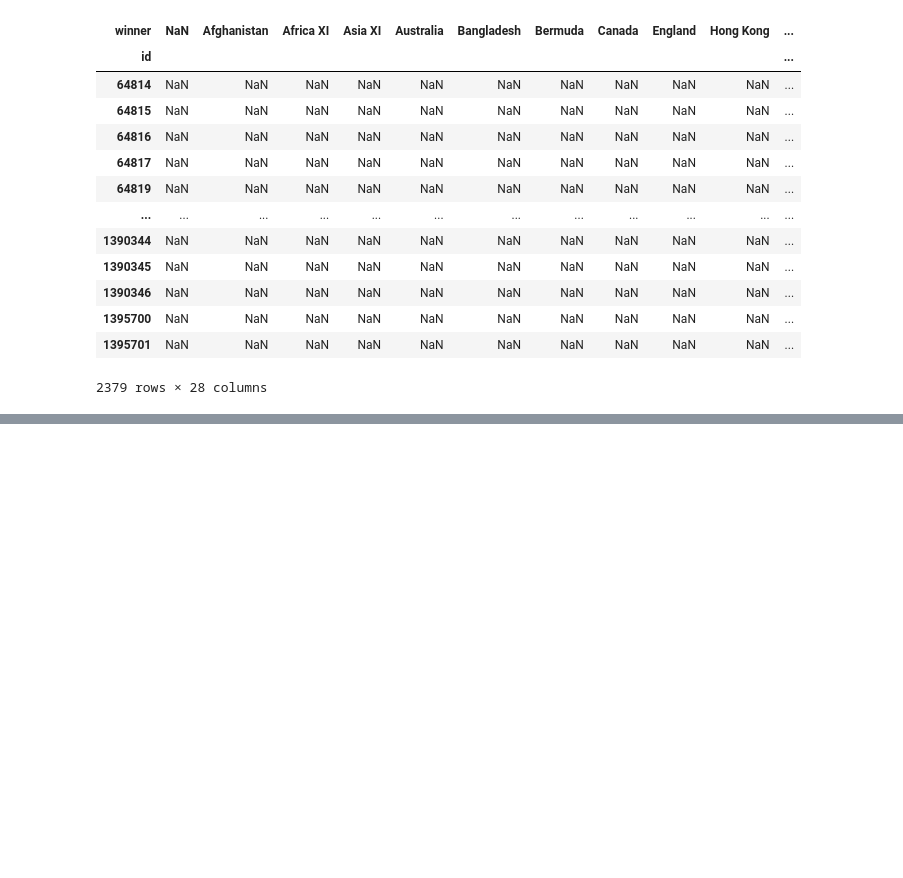
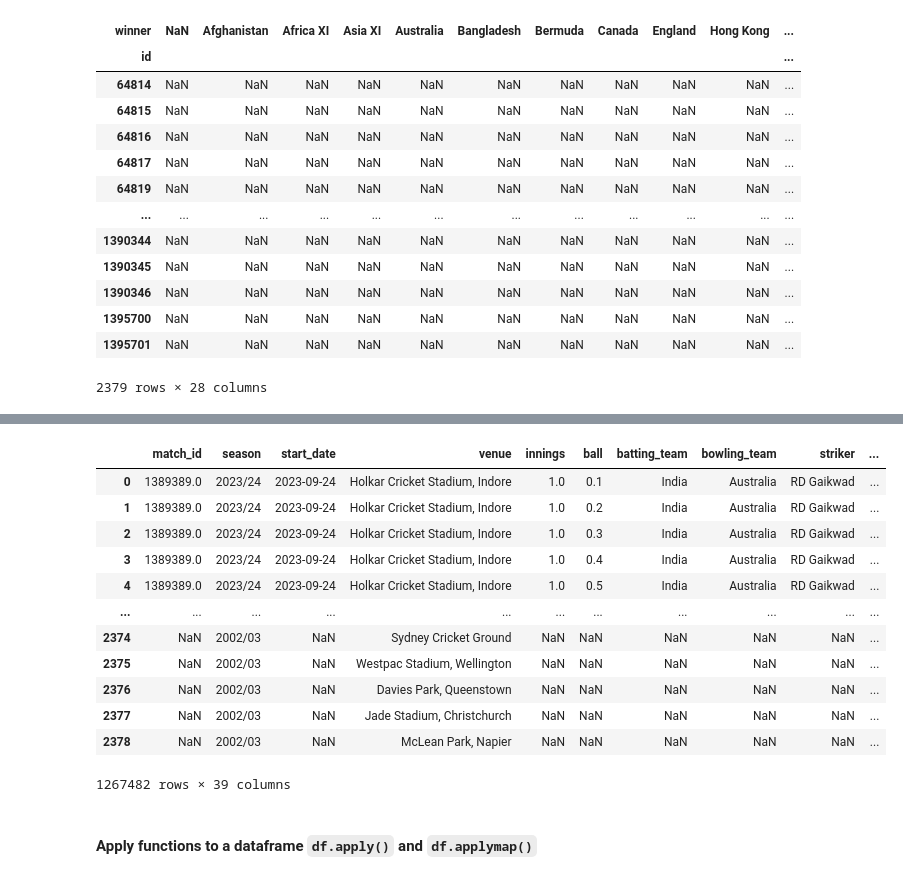
Before and after one commit to DNeilson67/FODS, a Jupyter notebook: Week 4/main.ipynb, the cells around one changed output, grey strips where cells are left out. Saved outputs shown, nothing was run; the diff lists cells and outputs as text; code cells hidden in the pictures; blank space fills up the shorter version.

```diff
--- a/Week 4/main.ipynb
+++ b/Week 4/main.ipynb
@@ -333,0 +436,19 @@ df2.pivot(index = 'id', columns='winner', values='player_of_match')
+# %%
+#Concatenating
+pd.concat([df, df2])
+# %% [output]
+|  | match_id | season | start_date | venue | innings | ball | batting_team | bowling_team | striker | ... |
+| 0 | 1389389.0 | 2023/24 | 2023-09-24 | Holkar Cricket Stadium, Indore | 1.0 | 0.1 | India | Australia | RD Gaikwad | ... |
+| 1 | 1389389.0 | 2023/24 | 2023-09-24 | Holkar Cricket Stadium, Indore | 1.0 | 0.2 | India | Australia | RD Gaikwad | ... |
+| 2 | 1389389.0 | 2023/24 | 2023-09-24 | Holkar Cricket Stadium, Indore | 1.0 | 0.3 | India | Australia | RD Gaikwad | ... |
+| 3 | 1389389.0 | 2023/24 | 2023-09-24 | Holkar Cricket Stadium, Indore | 1.0 | 0.4 | India | Australia | RD Gaikwad | ... |
+| 4 | 1389389.0 | 2023/24 | 2023-09-24 | Holkar Cricket Stadium, Indore | 1.0 | 0.5 | India | Australia | RD Gaikwad | ... |
+| ... | ... | ... | ... | ... | ... | ... | ... | ... | ... | ... |
+| 2374 | NaN | 2002/03 | NaN | Sydney Cricket Ground | NaN | NaN | NaN | NaN | NaN | ... |
+| 2375 | NaN | 2002/03 | NaN | Westpac Stadium, Wellington | NaN | NaN | NaN | NaN | NaN | ... |
+| 2376 | NaN | 2002/03 | NaN | Davies Park, Queenstown | NaN | NaN | NaN | NaN | NaN | ... |
+| 2377 | NaN | 2002/03 | NaN | Jade Stadium, Christchurch | NaN | NaN | NaN | NaN | NaN | ... |
+| 2378 | NaN | 2002/03 | NaN | McLean Park, Napier | NaN | NaN | NaN | NaN | NaN | ... |
+1267482 rows × 39 columns
+# %% [markdown]
+#### Apply functions to a dataframe `df.apply()` and `df.applymap()`
```
Also changed, not shown: parts of 42 cells of this notebook, 1 other file.
